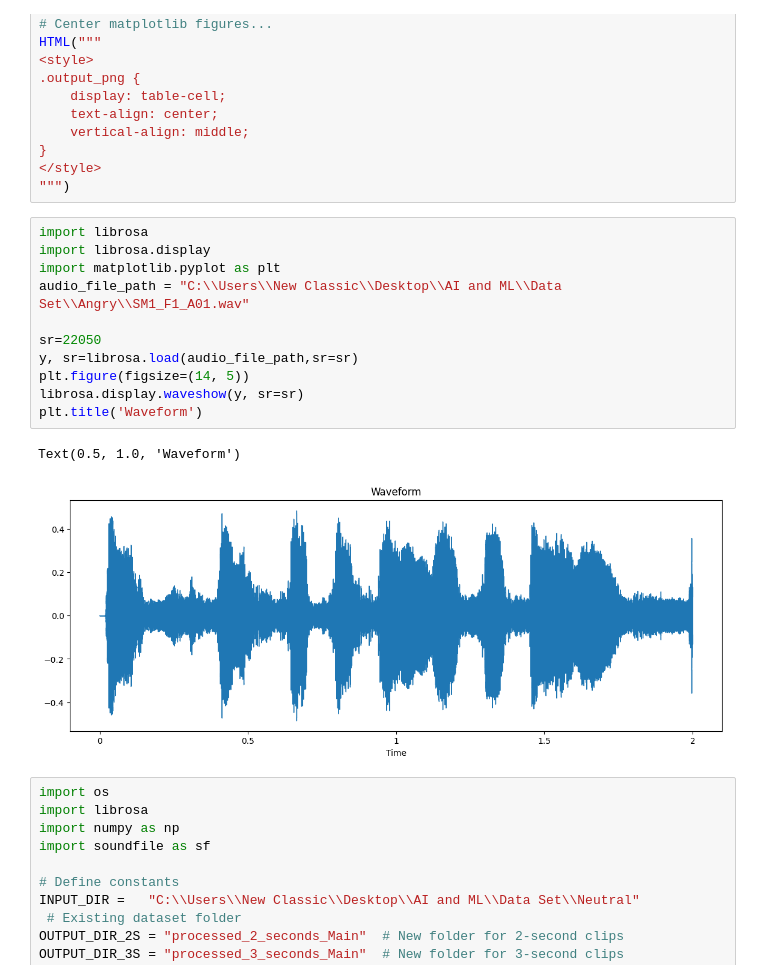
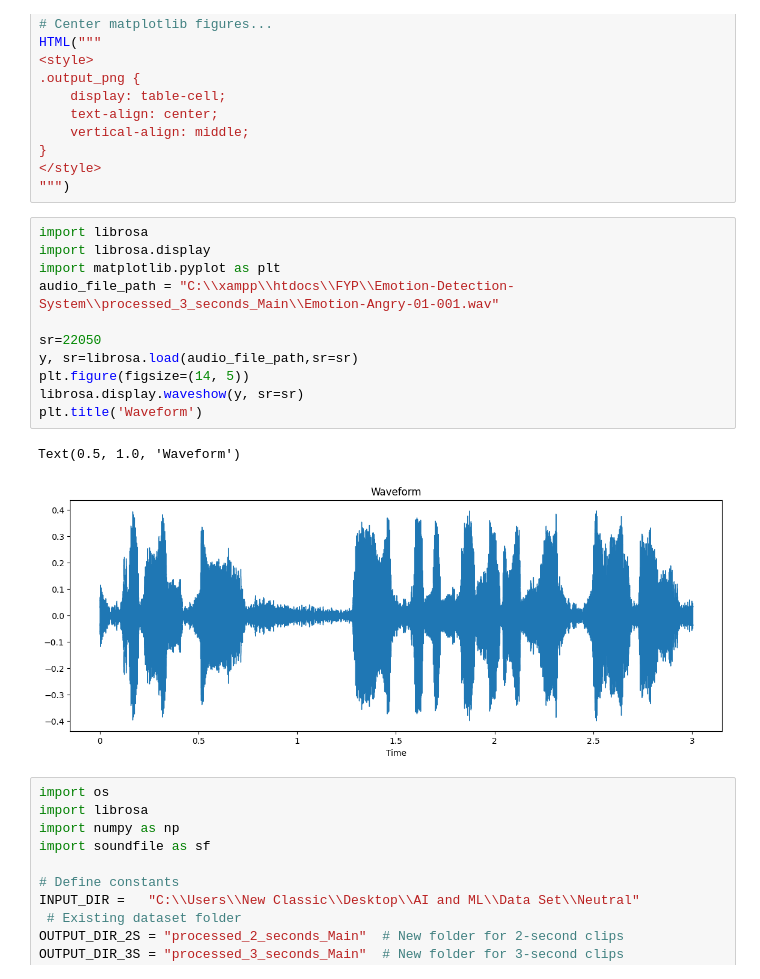
Before and after one commit to niazinouman17/Emotion-Detection-System, a Jupyter notebook: model.ipynb, the cells around one changed output. Cells and saved outputs as stored; diff of their text form.

```diff
--- a/model.ipynb
+++ b/model.ipynb
@@ -22,17 +22,17 @@ HTML("""
 # %%
 import librosa
 import librosa.display
 import matplotlib.pyplot as plt
-audio_file_path = "C:\\Users\\New Classic\\Desktop\\AI and ML\\Data Set\\Angry\\SM1_F1_A01.wav"
+audio_file_path = "C:\\xampp\\htdocs\\FYP\\Emotion-Detection-System\\processed_3_seconds_Main\\Emotion-Angry-01-001.wav"
 
 sr=22050
 y, sr=librosa.load(audio_file_path,sr=sr)
 plt.figure(figsize=(14, 5))
 librosa.display.waveshow(y, sr=sr)
 plt.title('Waveform')
 # %% [output]
 Text(0.5, 1.0, 'Waveform')
-[figure, old version]
+[figure, new version]
 # %%
 import os
 import librosa
```
Also changed, not shown: parts of 22 cells of this notebook, 1 other file.
